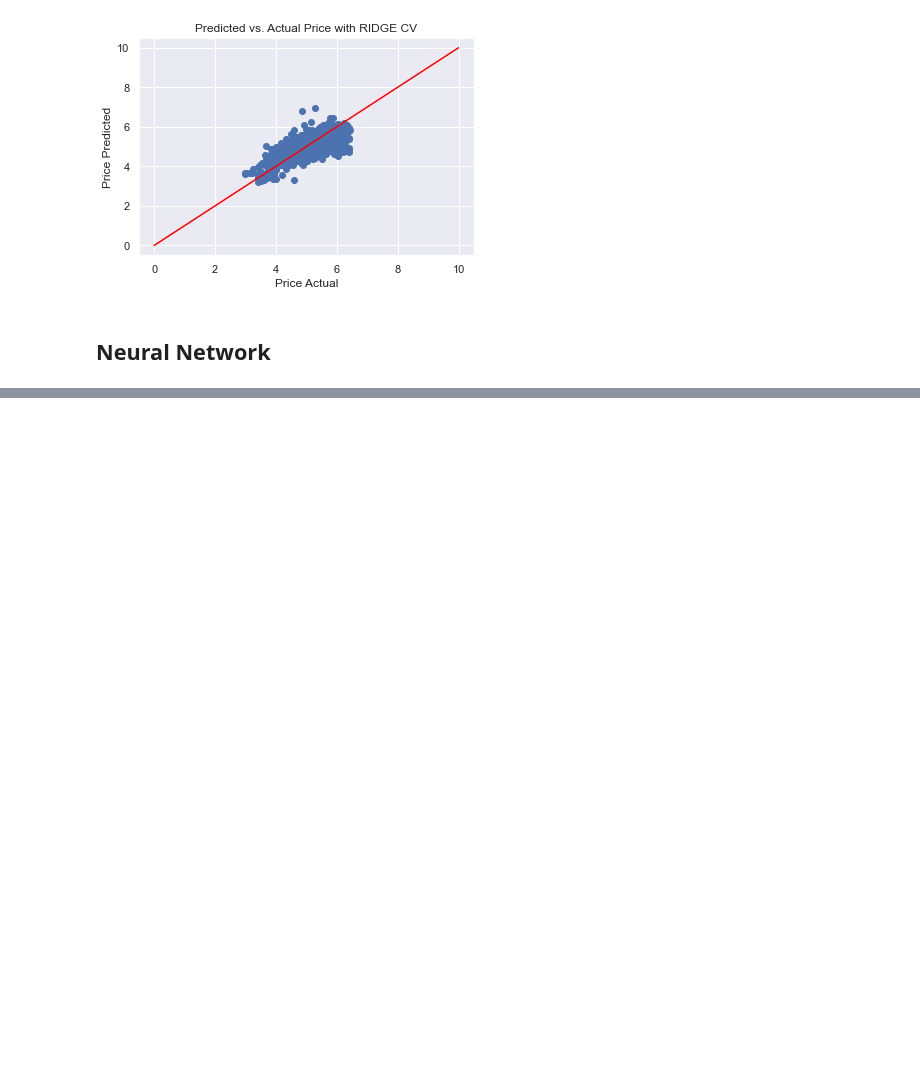
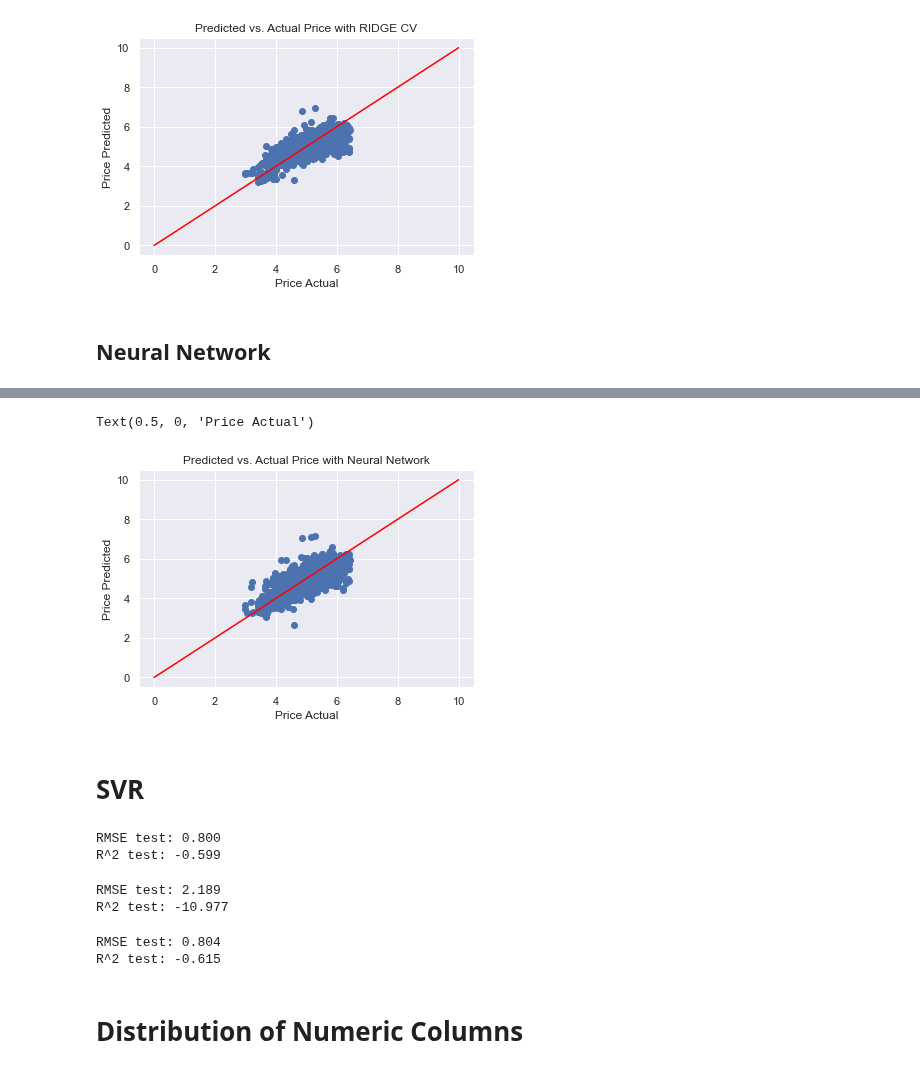
Before and after one commit to LingxingG/Data-Mining-Project, a Jupyter notebook: May Myo/Price Analysis_before_adding_SafeIndex_and_SentimentCompoundScore_log_transformed.ipynb, the cells around one changed output, grey strips where cells are left out. Cells and saved outputs as stored; diff of their text form; code cells hidden in the pictures; blank space fills up the shorter version.

```diff
--- a/May Myo/Price Analysis_new_log_transformed.ipynb
+++ b/May Myo/Price Analysis_before_adding_SafeIndex_and_SentimentCompoundScore_log_transformed.ipynb
@@ -1317,0 +1298,53 @@ Validation r2: 0.4554
+# %%
+plt.scatter(y_test, y_test_pred)
+plt.plot([0,10],[0,10],color='red')
+plt.grid(True)
+plt.title('Predicted vs. Actual Price with Neural Network')
+plt.ylabel('Price Predicted')
+plt.xlabel('Price Actual')
+# %% [output]
+Text(0.5, 0, 'Price Actual')
+[figure, added]
+# %% [markdown]
+# SVR
+# %%
+from sklearn.svm import SVR
+SVRmodel = SVR(kernel = 'linear')
+SVRmodel.fit(X_train, y_train)
+
+y_pred = SVRmodel.predict(X_test)
+rmse_rf= (mean_squared_error(y_test,y_pred))**(1/2)
+
+print('RMSE test: %.3f' % rmse_rf)
+print('R^2 test: %.3f' % (r2_score(y_test, y_pred)))
+# %% [output]
+RMSE test: 0.800
+R^2 test: -0.599
+# %%
+from sklearn.svm import LinearSVR
+LinearSVRmodel = LinearSVR()
+LinearSVRmodel.fit(X_train, y_train)
+
+y_pred = LinearSVRmodel.predict(X_test)
+rmse_rf= (mean_squared_error(y_test,y_pred))**(1/2)
+
+print('RMSE test: %.3f' % rmse_rf)
+print('R^2 test: %.3f' % (r2_score(y_test, y_pred)))
+# %% [output]
+RMSE test: 2.189
+R^2 test: -10.977
+# %%
+from sklearn.svm import NuSVR
+NuSVRmodel = NuSVR(kernel = 'linear')
+NuSVRmodel.fit(X_train, y_train)
+
+y_pred = NuSVRmodel.predict(X_test)
+rmse_rf= (mean_squared_error(y_test,y_pred))**(1/2)
+
+print('RMSE test: %.3f' % rmse_rf)
+print('R^2 test: %.3f' % (r2_score(y_test, y_pred)))
+# %% [output]
+RMSE test: 0.804
+R^2 test: -0.615
+# %% [markdown]
+# Distribution of Numeric Columns
```
Also changed, not shown: parts of 15 cells of this notebook, 4 other files.
